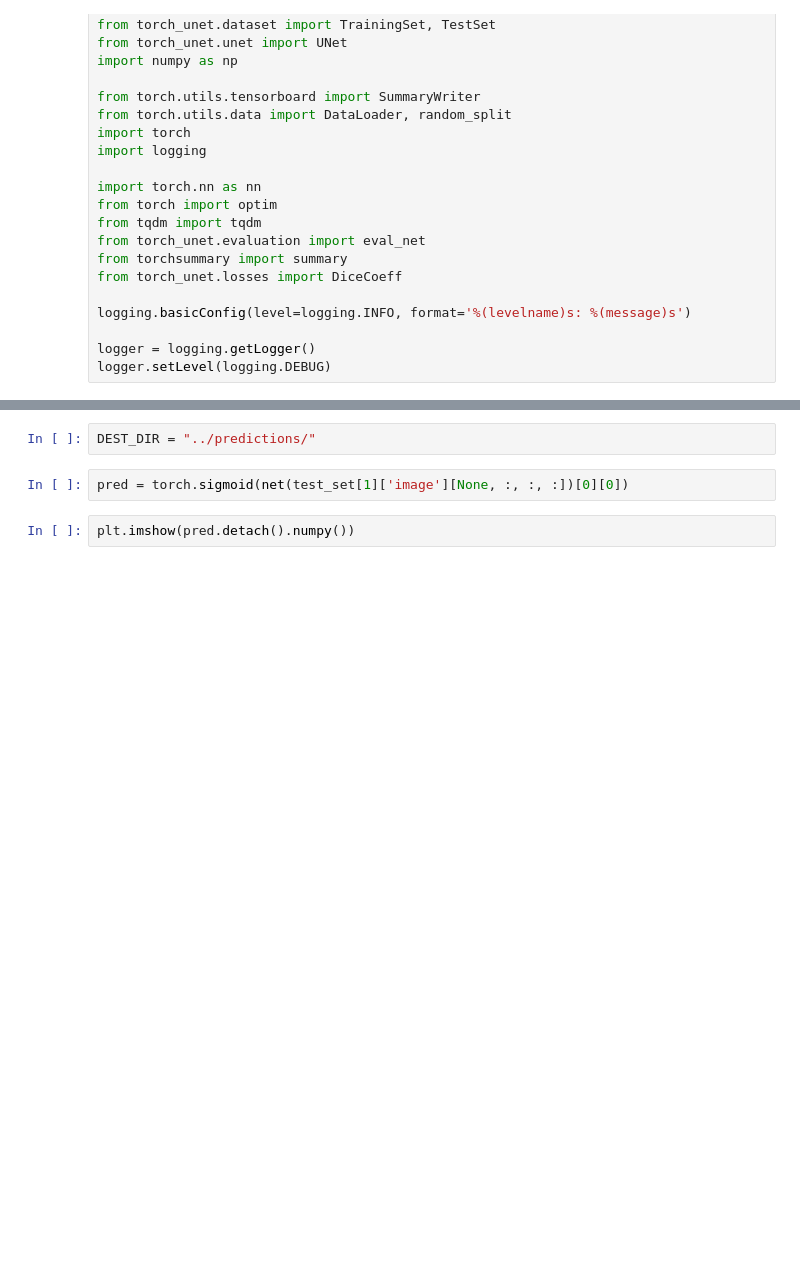
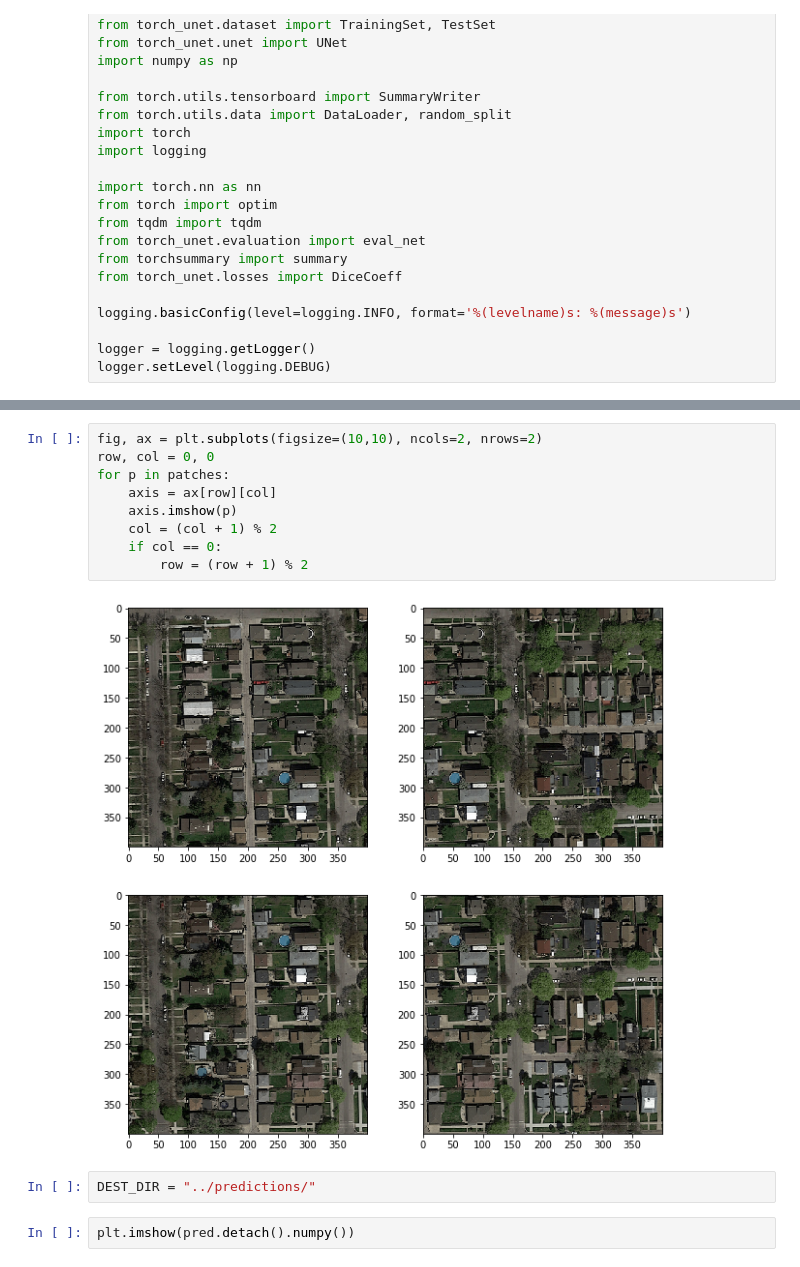
Before and after one commit to ehoelzl/ML_course, a Jupyter notebook: projects/project2/project_road_segmentation/torch_unet/Torch.ipynb, the cells around one changed output, grey strips where cells are left out. Saved outputs shown, nothing was run; the diff lists cells and outputs as text; blank space fills up the shorter version.

```diff
--- a/projects/project2/project_road_segmentation/torch_unet/Torch.ipynb
+++ b/projects/project2/project_road_segmentation/torch_unet/Torch.ipynb
@@ -161,7 +87,16 @@ import matplotlib.image as mpimg
+# %%
+fig, ax = plt.subplots(figsize=(10,10), ncols=2, nrows=2)
+row, col = 0, 0
+for p in patches:
+    axis = ax[row][col]
+    axis.imshow(p)
+    col = (col + 1) % 2
+    if col == 0:
+        row = (row + 1) % 2
+# %% [output]
+[figure, added]
 # %%
 DEST_DIR = "../predictions/"
-# %%
-pred = torch.sigmoid(net(test_set[1]['image'][None, :, :, :])[0][0])
 # %%
 plt.imshow(pred.detach().numpy())
 # %% [output]
```
Also changed, not shown: parts of 28 cells of this notebook, 7 other files.
